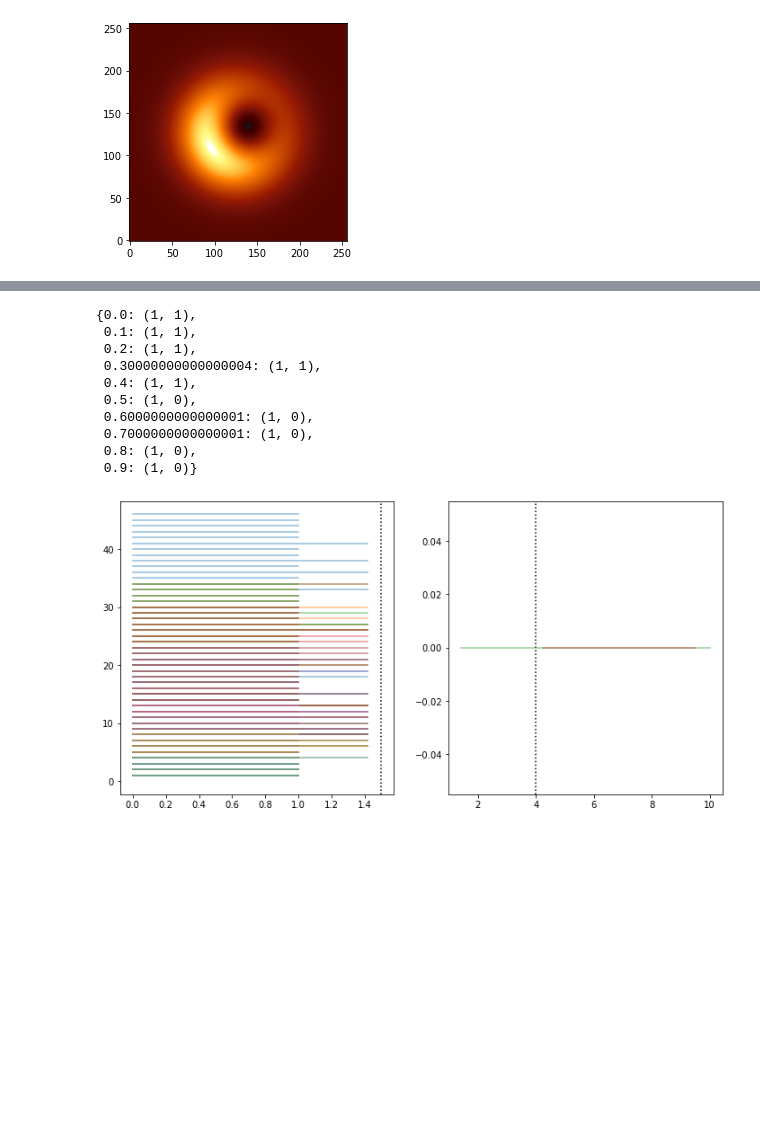
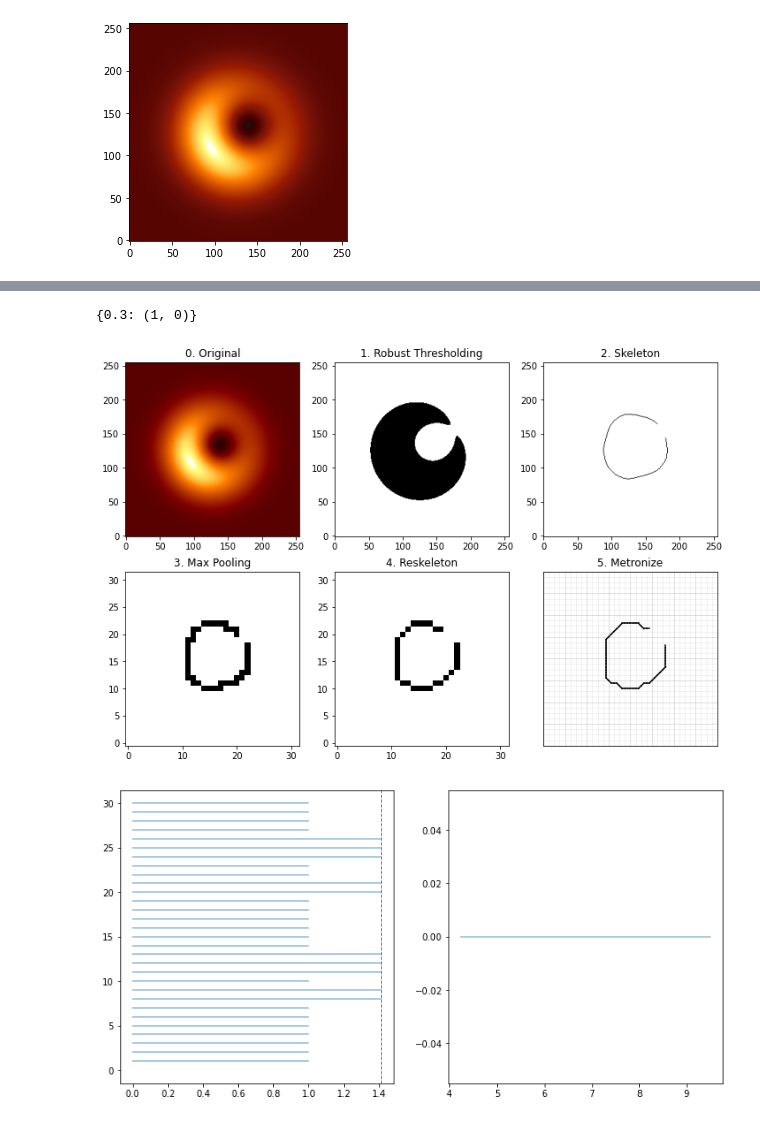
Before and after one commit to focisrc/metronization, a Jupyter notebook: demo/demo.ipynb, the cells around one changed output, grey strips where cells are left out. Drawn from its saved outputs; the diff is of its cells as text; code cells hidden in the pictures; blank space fills up the shorter version.

```diff
--- a/demo/demo.ipynb
+++ b/demo/demo.ipynb
@@ -46,14 +33,7 @@ array([[11, 13],
 # %%
-mt.toposign(img, 32, plot=True)
+mt.metronize(img, 32, plot=True, threshold=0.3)
+mt.toposign (img, 32, plot=True, threshold=0.3)
 # %% [output]
-{0.0: (1, 1),
- 0.1: (1, 1),
- 0.2: (1, 1),
- 0.30000000000000004: (1, 1),
- 0.4: (1, 1),
- 0.5: (1, 0),
- 0.6000000000000001: (1, 0),
- 0.7000000000000001: (1, 0),
- 0.8: (1, 0),
- 0.9: (1, 0)}
+{0.3: (1, 0)}
-[figure, old version]
+[figure, new version]
+[figure, added]
```
Also changed, not shown: parts of 2 cells of this notebook.
